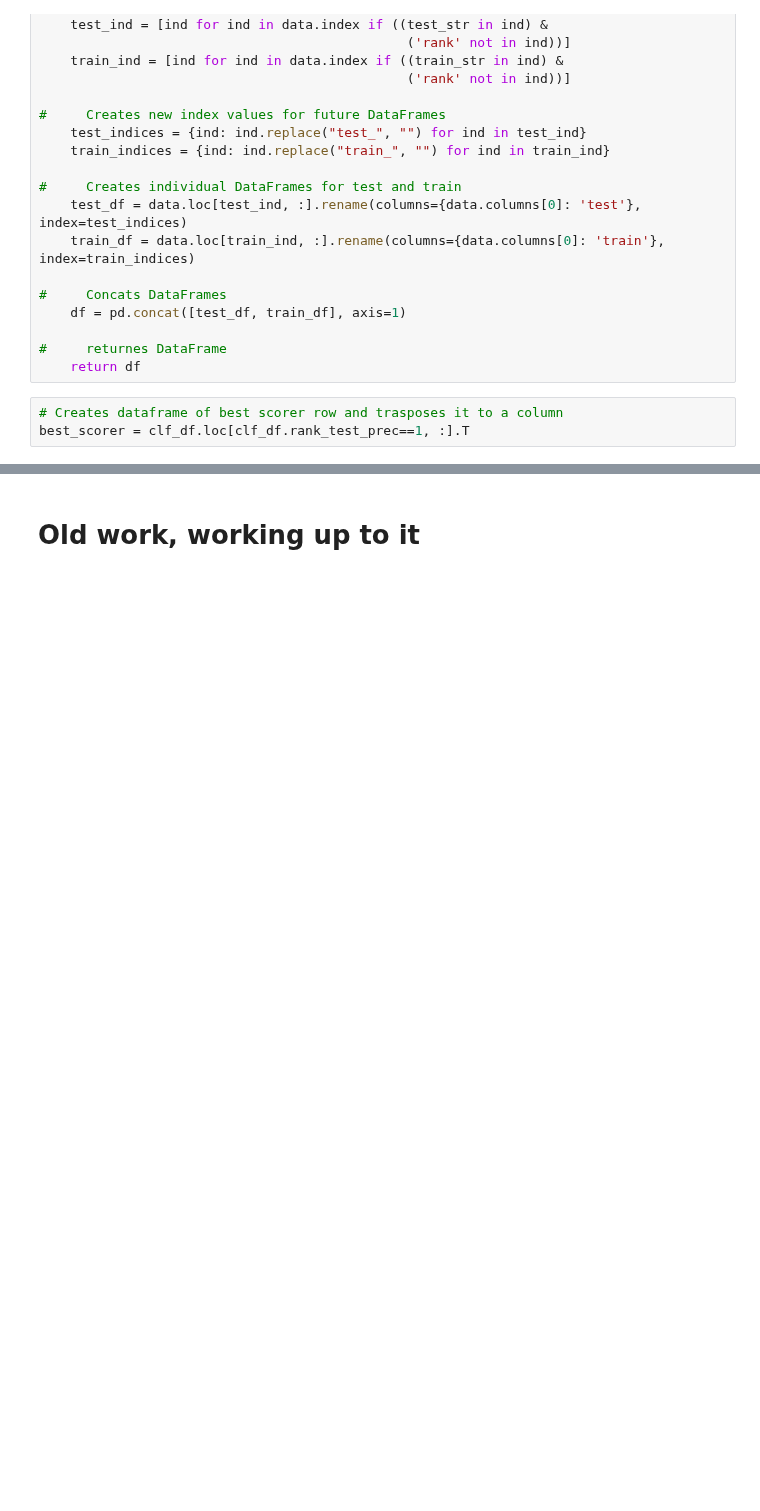
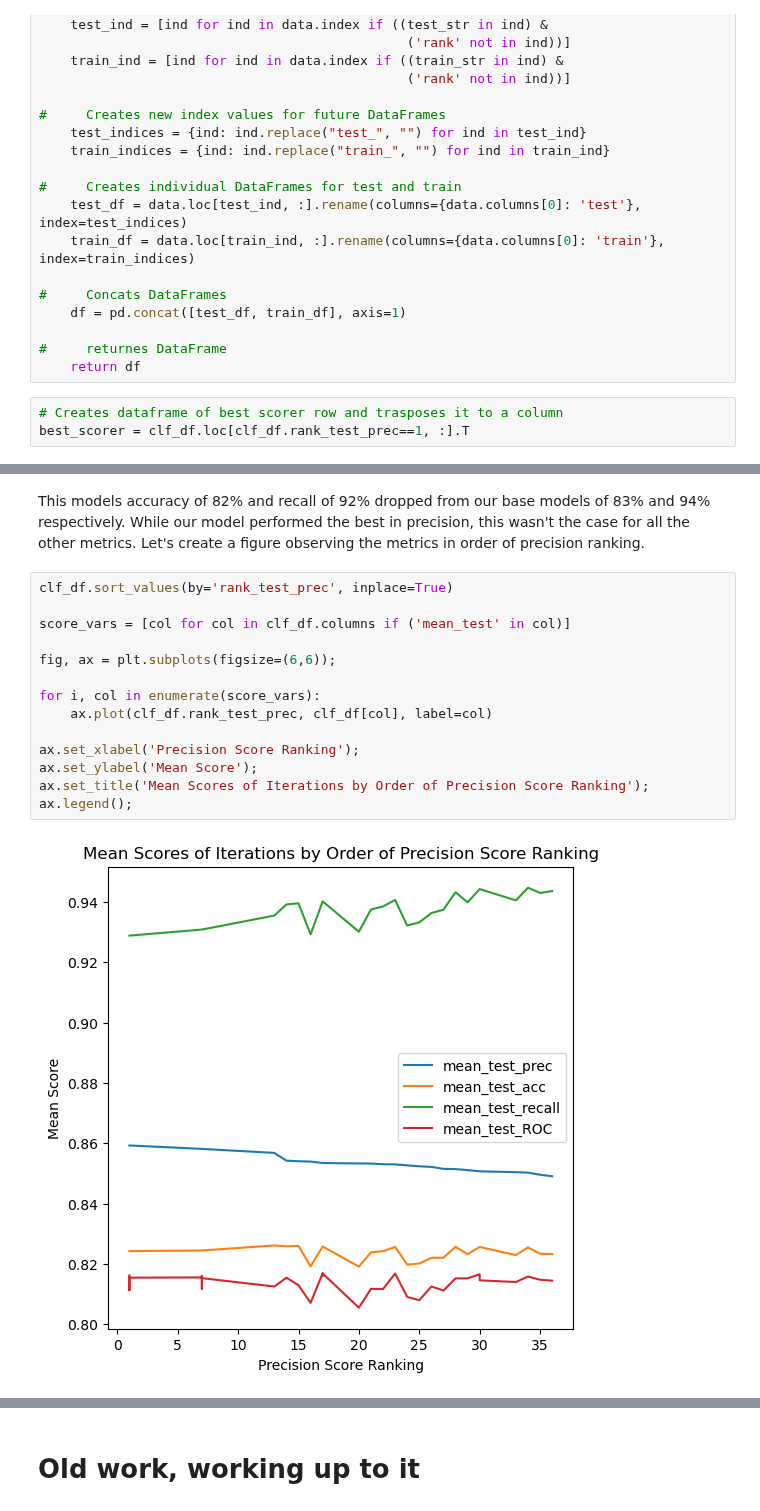
Before and after one commit to cschneck7/phase_3_project, a Jupyter notebook: H1N1 Vaccine Classification Notebook.ipynb, the cells around one changed output, grey strips where cells are left out. Saved outputs shown, nothing was run; the diff lists cells and outputs as text; blank space fills up the shorter version.

```diff
--- a/H1N1 Vaccine Classification Notebook.ipynb
+++ b/H1N1 Vaccine Classification Notebook.ipynb
@@ -947,0 +1064,18 @@ rankings(best_scorer)
+# %% [markdown]
+This models accuracy of 82% and recall of 92% dropped from our base models of 83% and 94% respectively. While our model performed the best in precision, this wasn't the case for all the other metrics. Let's create a figure observing the metrics in order of precision ranking.
+# %%
+clf_df.sort_values(by='rank_test_prec', inplace=True)
+
+score_vars = [col for col in clf_df.columns if ('mean_test' in col)]
+
+fig, ax = plt.subplots(figsize=(6,6));
+
+for i, col in enumerate(score_vars):
+    ax.plot(clf_df.rank_test_prec, clf_df[col], label=col)
+
+ax.set_xlabel('Precision Score Ranking');
+ax.set_ylabel('Mean Score');
+ax.set_title('Mean Scores of Iterations by Order of Precision Score Ranking');
+ax.legend();
+# %% [output]
+[figure, added]
```
Also changed, not shown: parts of 39 cells of this notebook.
